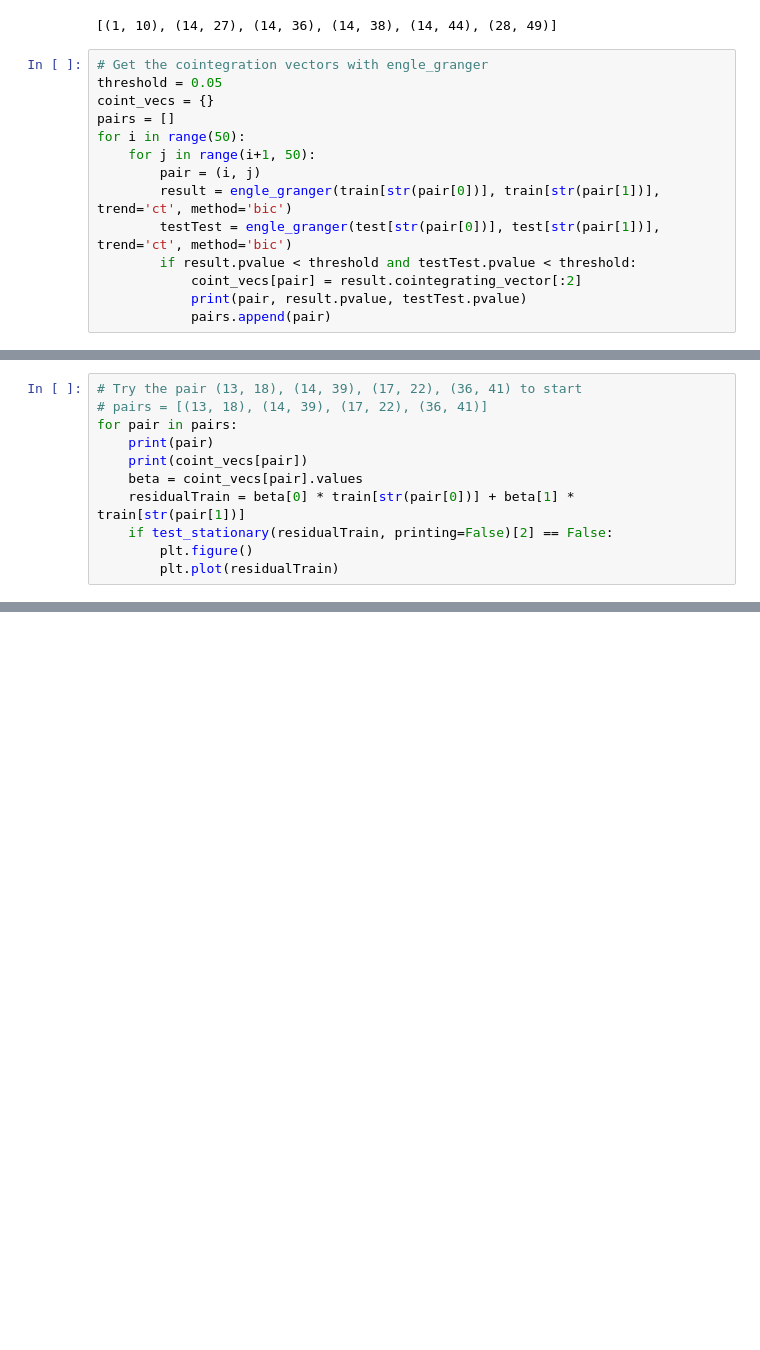
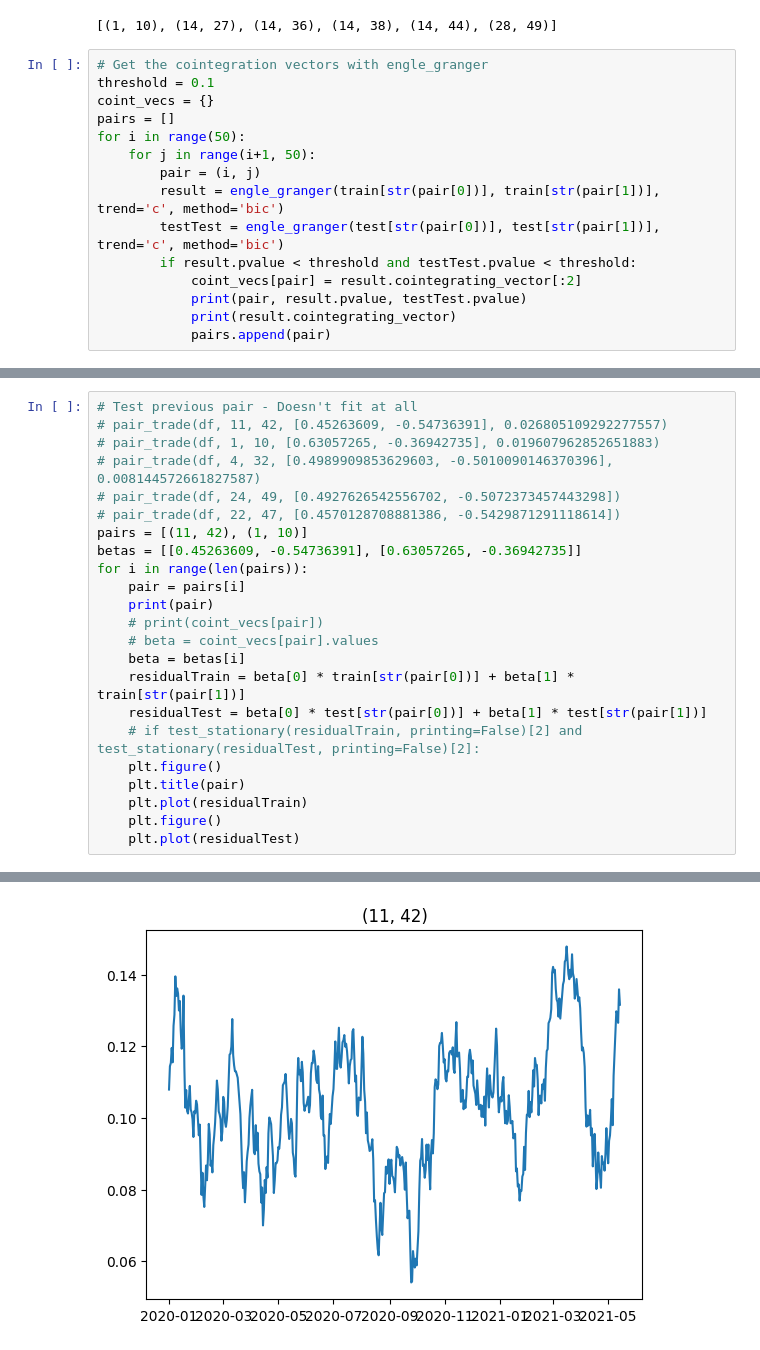
Before and after one commit to Troppydash/algothon, a Jupyter notebook: da/khang_pairs.ipynb, the cells around one changed output, grey strips where cells are left out. Saved outputs shown, nothing was run; the diff lists cells and outputs as text; blank space fills up the shorter version.

Commit message:
Test why pair trading fails and try moving LS and grouping assets

```diff
--- a/da/khang_pairs.ipynb
+++ b/da/khang_pairs.ipynb
@@ -109,16 +94,17 @@ print(coint_pairs)
 [(1, 10), (14, 27), (14, 36), (14, 38), (14, 44), (28, 49)]
 # %%
 # Get the cointegration vectors with engle_granger
-threshold = 0.05
+threshold = 0.1
 coint_vecs = {}
 pairs = []
 for i in range(50):
     for j in range(i+1, 50):
         pair = (i, j)
-        result = engle_granger(train[str(pair[0])], train[str(pair[1])], trend='ct', method='bic')
-        testTest = engle_granger(test[str(pair[0])], test[str(pair[1])], trend='ct', method='bic')
+        result = engle_granger(train[str(pair[0])], train[str(pair[1])], trend='c', method='bic')
+        testTest = engle_granger(test[str(pair[0])], test[str(pair[1])], trend='c', method='bic')
         if result.pvalue < threshold and testTest.pvalue < threshold:
             coint_vecs[pair] = result.cointegrating_vector[:2]
             print(pair, result.pvalue, testTest.pvalue)
+            print(result.cointegrating_vector)
             pairs.append(pair)
 # %% [output]
@@ -136,11 +127,0 @@ for i in range(50):
-# %%
-# Try the pair (13, 18), (14, 39), (17, 22), (36, 41) to start
-# pairs = [(13, 18), (14, 39), (17, 22), (36, 41)]
-for pair in pairs:
-    print(pair)
-    print(coint_vecs[pair])
-    beta = coint_vecs[pair].values
-    residualTrain = beta[0] * train[str(pair[0])] + beta[1] * train[str(pair[1])]
-    if test_stationary(residualTrain, printing=False)[2] == False:
-        plt.figure()
-        plt.plot(residualTrain)
@@ -212,0 +128,24 @@ dtype: float64
+# %%
+# Test previous pair - Doesn't fit at all
+# pair_trade(df, 11, 42, [0.45263609, -0.54736391], 0.026805109292277557)
+# pair_trade(df, 1, 10, [0.63057265, -0.36942735], 0.019607962852651883)
+# pair_trade(df, 4, 32, [0.4989909853629603, -0.5010090146370396], 0.008144572661827587)
+# pair_trade(df, 24, 49, [0.4927626542556702, -0.5072373457443298])
+# pair_trade(df, 22, 47, [0.4570128708881386, -0.5429871291118614])
+pairs = [(11, 42), (1, 10)]
+betas = [[0.45263609, -0.54736391], [0.63057265, -0.36942735]]
+for i in range(len(pairs)):
+    pair = pairs[i]
+    print(pair)
+    # print(coint_vecs[pair])
+    # beta = coint_vecs[pair].values
+    beta = betas[i]
+    residualTrain = beta[0] * train[str(pair[0])] + beta[1] * train[str(pair[1])]
+    residualTest = beta[0] * test[str(pair[0])] + beta[1] * test[str(pair[1])]
+    # if test_stationary(residualTrain, printing=False)[2] and test_stationary(residualTest, printing=False)[2]:
+    plt.figure()
+    plt.title(pair)
+    plt.plot(residualTrain)
+    plt.figure()
+    plt.plot(residualTest)
+# %% [output]
@@ -212,0 +154 @@ dtype: float64
+[figure, added]
```
Also changed, not shown: parts of 5 cells of this notebook, 2 other files.
